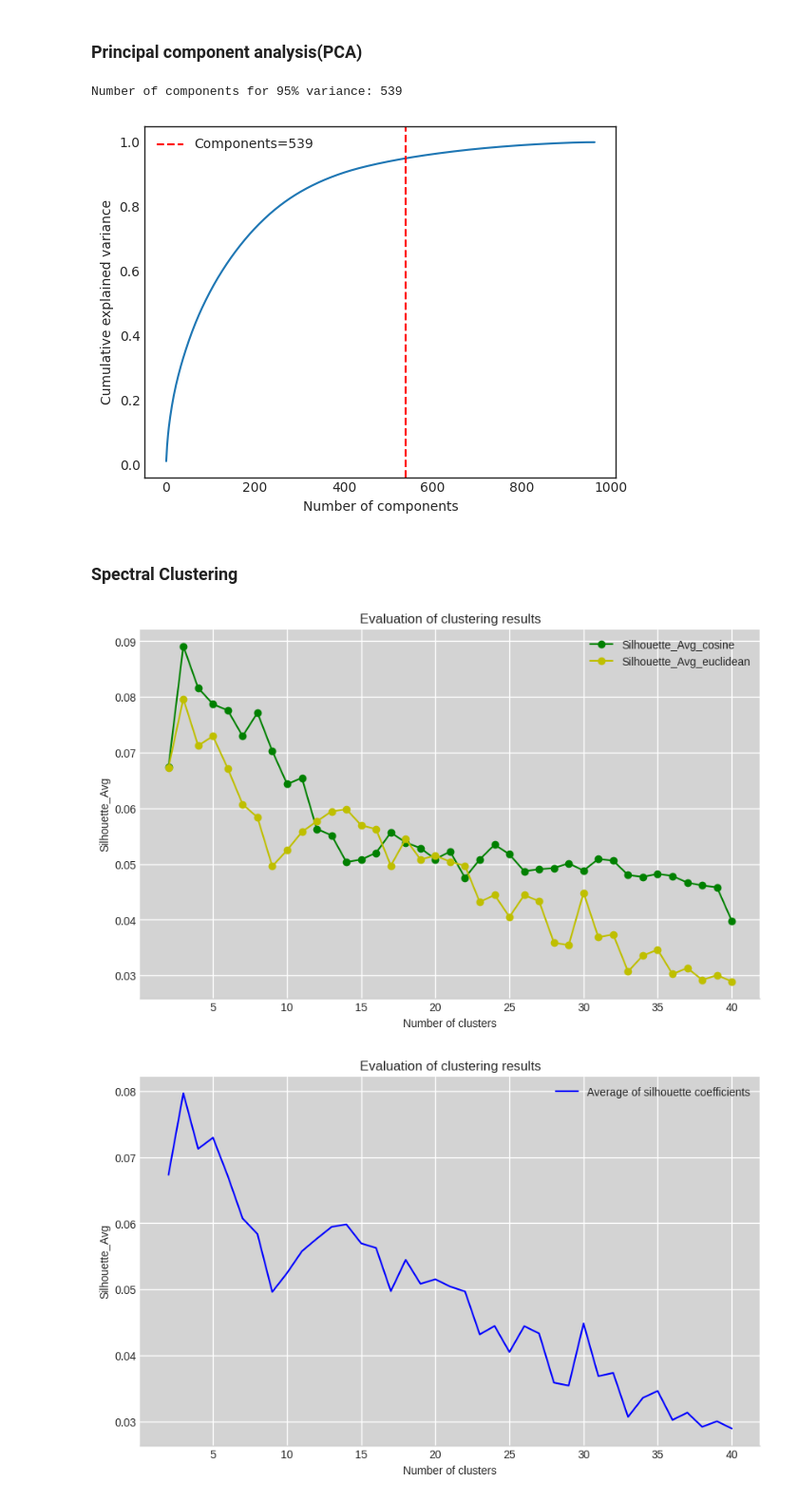
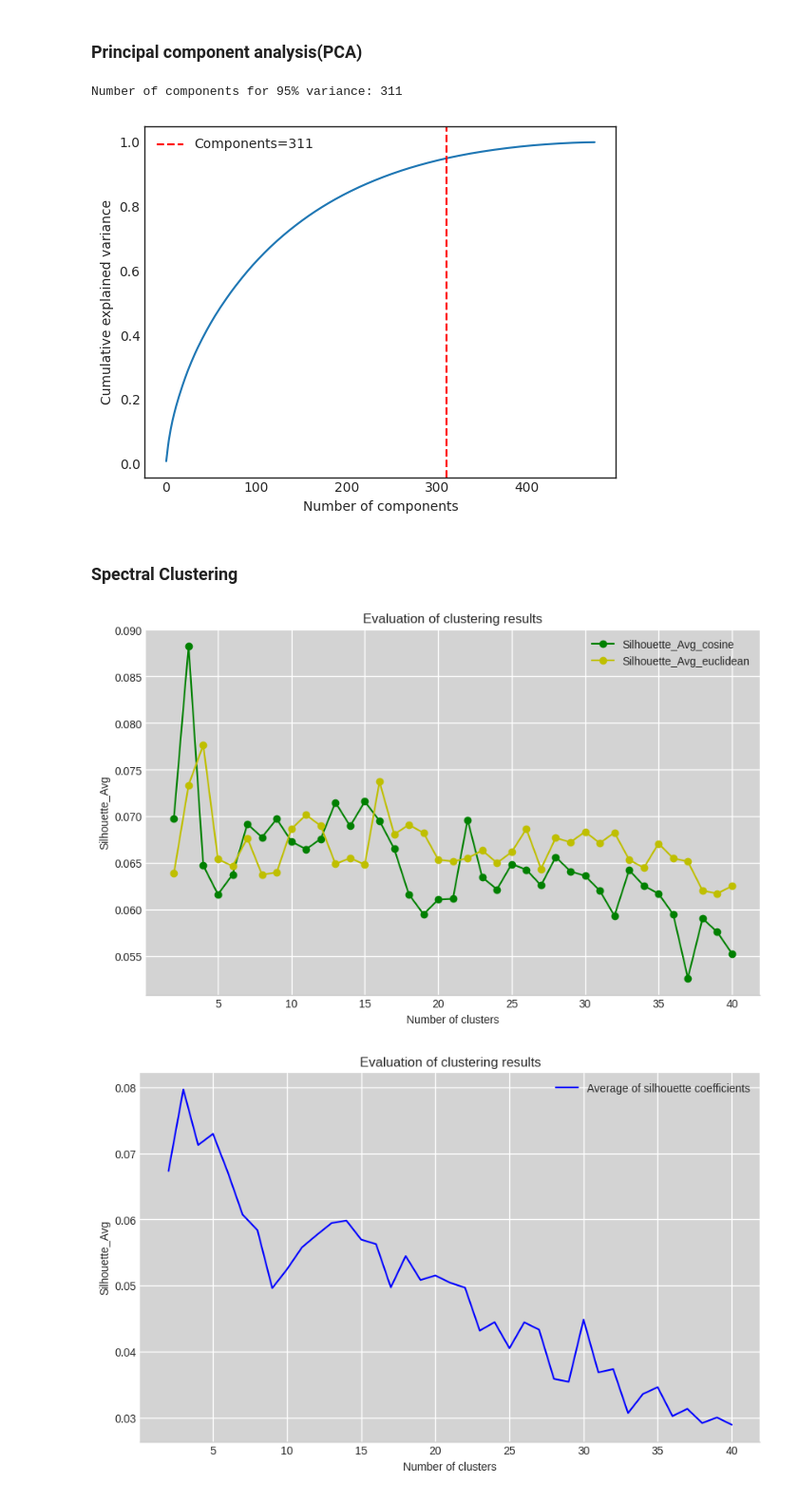
Before and after one commit to Geunhyeong-Han/shs-literature-text-mining, a Jupyter notebook: main.ipynb, the cells around one changed output. Shown at 95% size. Cells and saved outputs as stored; diff of their text form; code cells hidden in the pictures.

```diff
--- a/main.ipynb
+++ b/main.ipynb
@@ -342,7 +342,7 @@ for num_keywords in keyword_counts:
     top_keywords = list(set(top_keywords))
 
     keyword_indices = [np.where(np.array(feature_names) == keyword)[0][0] for keyword in top_keywords]
-    keyword_matrix = tfidf_matrix[:, keyword_indices]
+    keyword_matrix = tfidf_matrix[:, keyword_indices].T
     cosine_similarities = cosine_similarity(keyword_matrix)
 
     mean_cosine_similarity = np.mean(cosine_similarities)
@@ -369,9 +369,19 @@ for count in keyword_counts:
     keyword_indices = [np.where(np.array(feature_names) == keyword)[0][0] for keyword in top_keywords]
     keyword_matrix = tfidf_matrix[:, keyword_indices]
 
+    keyword_matrix = keyword_matrix.T.toarray()
 
-    centroid_features = np.median(keyword_matrix.toarray(), axis=0)
-    cosine_similarities = cosine_similarity(keyword_matrix.toarray(), centroid_features.reshape(1, -1))
+    centroid = np.mean(keyword_matrix, axis=0)
+    centroid = np.asarray(centroid).reshape(1, -1)
+
+    cosine_similarities = []
+
+    for idx in range(keyword_matrix.shape[0]):
+        word_vector = keyword_matrix[idx, :]
+        word_vector = np.asarray(word_vector).reshape(1, -1)
+        cosine_similarity_value = cosine_similarity(word_vector, centroid)
+        cosine_similarities.append(cosine_similarity_value[0][0])
+
 
     mean_cosine_similarity = np.mean(cosine_similarities)
     median_cosine_similarities.append(mean_cosine_similarity)
@@ -407,9 +417,6 @@ plot_keywords(keyword_counts, mean_dot_product_scores,"Metric 4", "Mean of the d
 # %% [markdown]
 ##### Metric 5 : LDA score of a word-feature for the single topic of entire data set
 # %%
-lda_model = LatentDirichletAllocation(n_components=1, random_state=0)
-lda_model.fit(tfidf_matrix)
-
 mean_lda_scores = []
 
 for count in keyword_counts:
@@ -421,18 +428,17 @@ for count in keyword_counts:
         top_keywords.extend([feature_names[idx] for idx in top_indices])
 
     top_keywords = list(set(top_keywords))
+    keyword_indices = [np.where(np.array(feature_names) == keyword)[0][0] for keyword in top_keywords]
+    keyword_matrix = tfidf_matrix[:, keyword_indices].toarray()
 
     num_topics = 1
     lda_model = LatentDirichletAllocation(n_components=num_topics)
-    lda_model.fit(tfidf_matrix)
+    lda_model.fit(keyword_matrix)
 
     lda_scores = lda_model.components_
 
-    keyword_indices = [np.where(np.array(feature_names) == keyword)[0][0] for keyword in top_keywords]
-    keyword_lda_scores = lda_scores[:, keyword_indices]
-
-    mean_lda_score = np.mean(keyword_lda_scores)
+    mean_lda_score = np.mean(lda_scores)
     mean_lda_scores.append(mean_lda_score)
 
-plot_keywords(keyword_counts, mean_lda_scores,"Metric 5", "LDA score of a word-feature for the single topic of")
+plot_keywords(keyword_counts, mean_lda_scores,"Metric 5", "LDA score of a word-feature for the single topic of entire dataset")
 # %% [output]
@@ -518,8 +525,6 @@ feature_names = vectorizer.get_feature_names_out()
 tfidf_matrix_transposed = tfidf_matrix.T.toarray()
 # %%
 from collections import defaultdict
-
-feature_names = vectorizer.get_feature_names_out()
 
 # memory issue
 tfidf_matrix = tfidf_matrix.astype('float32')
@@ -533,7 +538,7 @@ keyword_frequency = defaultdict(int)
 # GMM based Clustering
 for i in range(10):
 
-    gmm = GaussianMixture(n_components=50, covariance_type='full')
+    gmm = GaussianMixture(n_components=100, covariance_type='diag')
     gmm.fit(tfidf_matrix_transposed)
 
     cluster_labels = gmm.predict(tfidf_matrix_transposed)
@@ -714,8 +760,8 @@ plt.axvline(x=n_components, color='r', linestyle='--', label=f'Components={n_com
 plt.legend()
 plt.show()
 # %% [output]
-Number of components for 95% variance: 539
+Number of components for 95% variance: 311
-[figure, old version]
+[figure, new version]
 # %% [markdown]
 ### Spectral Clustering
 # %%
@@ -747,39 +793,39 @@ for metric in metrics:
 
         # Spectral Clustering 실행 (10번 반복)
         for _ in range(10):
-            sc = SpectralClustering(n_clusters=n_clusters, affinity = affinity, assign_labels = 'discretize', random_state = 42).fit(sim_matrix)
+            sc = SpectralClustering(n_clusters=n_clusters, affinity = affinity, assign_labels = 'kmeans', random_state = 42).fit(sim_matrix)
             labels=sc.labels_
 
             silhouette_avg_list.append(silhouette_score(sim_matrix, labels))
 
         results[metric].append(np.mean(silhouette_avg_list))
 
 plt.style.use('seaborn-whitegrid')
 plt.figure(figsize=(10,6))
 
 plt.gca().spines['right'].set_visible(False)
 plt.gca().spines['top'].set_visible(False)
 plt.gca().spines['left'].set_visible(False)
 
 plt.gca().set_facecolor('lightgray')
 plt.grid(color='white', linestyle='-', linewidth=1)
 
 for metric in metrics:
 
     if metric == 'cosine':
         color = 'g'
     elif metric == 'euclidean':
         color = 'y'
 
     plt.plot(cluster_range, results[metric], label=f'Silhouette_Avg_{metric}', marker='o', color = color)
 
 plt.title('Evaluation of clustering results')
 plt.xlabel('Number of clusters')
 plt.ylabel('Silhouette_Avg')
 plt.legend()
 plt.show()
 # %% [output]
-[figure, old version]
+[figure, new version]
 # %%
 plt.style.use('seaborn-whitegrid')
 plt.figure(figsize=(10,6))
```
Also changed, not shown: parts of 12 cells of this notebook.
